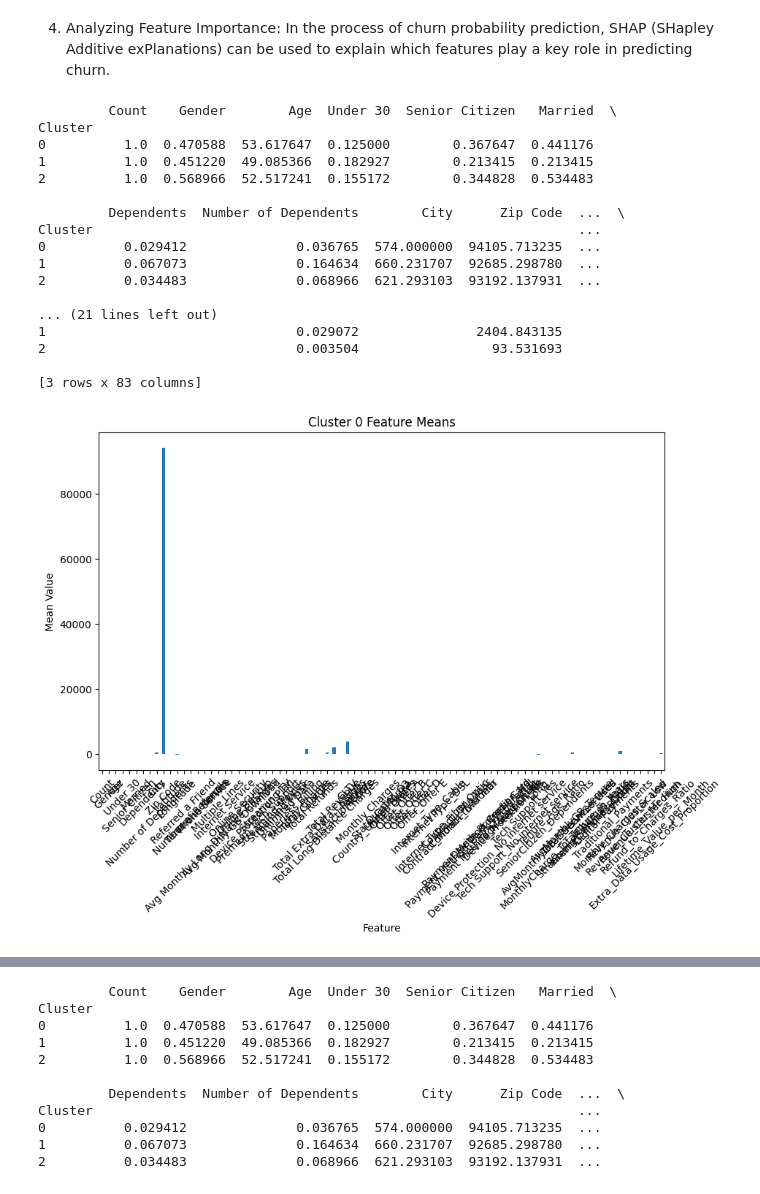
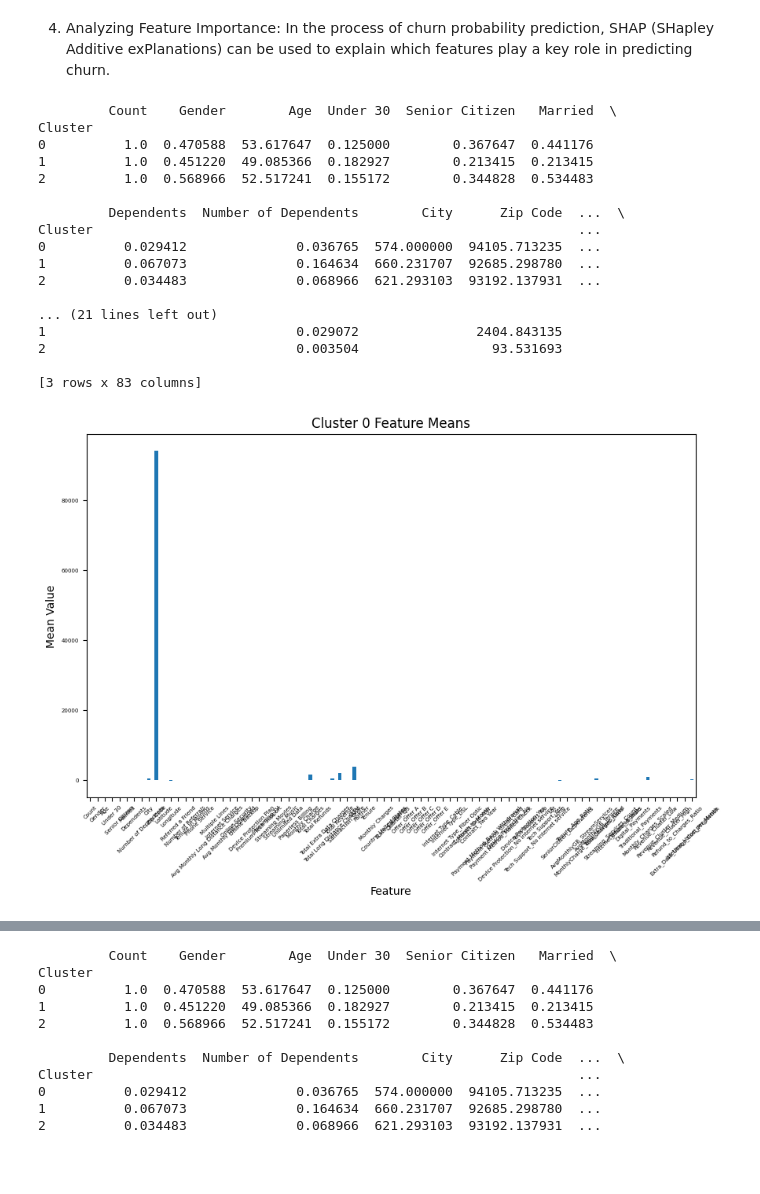
Before and after one commit to eelisee/telco-customer-churn, a Jupyter notebook: 4_analysis/7_MLP.ipynb, the cells around one changed output, grey strips where cells are left out. Cells and saved outputs as stored; diff of their text form; code cells hidden in the pictures.

```diff
--- a/4_analysis/7_MLP.ipynb
+++ b/4_analysis/7_MLP.ipynb
@@ -174,9 +174,9 @@ for cluster_label in cluster_analysis.index:
     plt.figure(figsize=(10, 6))
     cluster_analysis.loc[cluster_label].plot(kind='bar')
     plt.title(f'Cluster {cluster_label} Feature Means')
-    plt.xlabel('Feature')
+    plt.xlabel('Feature', fontsize=5)
     plt.ylabel('Mean Value')
-    plt.xticks(rotation=45)
+    plt.xticks(rotation=45, fontsize=5)
     plt.show()
 # %% [output]
          Count    Gender        Age  Under 30  Senior Citizen   Married  \
@@ -204,31 +204,32 @@ Cluster                                                              ...
 # %%
 print(cluster_analysis)
 
 # Visualization feature mean
 for cluster_label in cluster_analysis.index:
     plt.figure(figsize=(10, 6))
     cluster_analysis.loc[cluster_label].plot(kind='bar')
     plt.title(f'Cluster {cluster_label} Feature Means')
     plt.xlabel('Feature')
     plt.ylabel('Mean Value')
-    plt.xticks(rotation=45)
+    plt.xticks(rotation=45, fontsize=5)
+    plt.yticks(fontsize=5)
     plt.show()
 # %% [output]
          Count    Gender        Age  Under 30  Senior Citizen   Married  \
 Cluster
 0          1.0  0.470588  53.617647  0.125000        0.367647  0.441176
 1          1.0  0.451220  49.085366  0.182927        0.213415  0.213415
 2          1.0  0.568966  52.517241  0.155172        0.344828  0.534483
 
          Dependents  Number of Dependents        City      Zip Code  ...  \
 Cluster                                                              ...
 0          0.029412              0.036765  574.000000  94105.713235  ...
 1          0.067073              0.164634  660.231707  92685.298780  ...
 2          0.034483              0.068966  621.293103  93192.137931  ...
 
 ... (21 lines left out)
 1                                0.029072               2404.843135
 2                                0.003504                 93.531693
 
 [3 rows x 83 columns]
-[figure, old version]
+[figure, new version]
```
Also changed, not shown: parts of 3 cells of this notebook, 9 other files.
